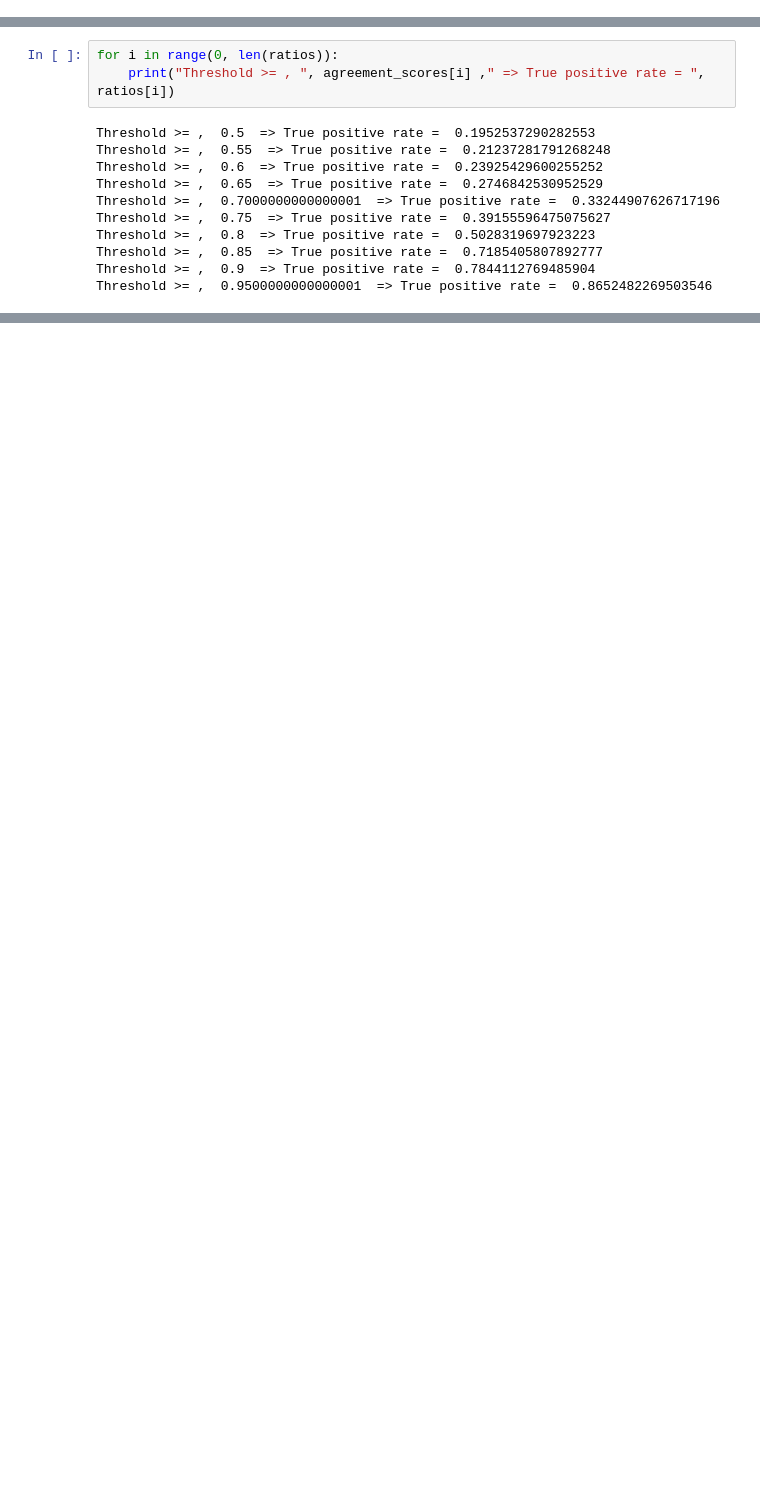
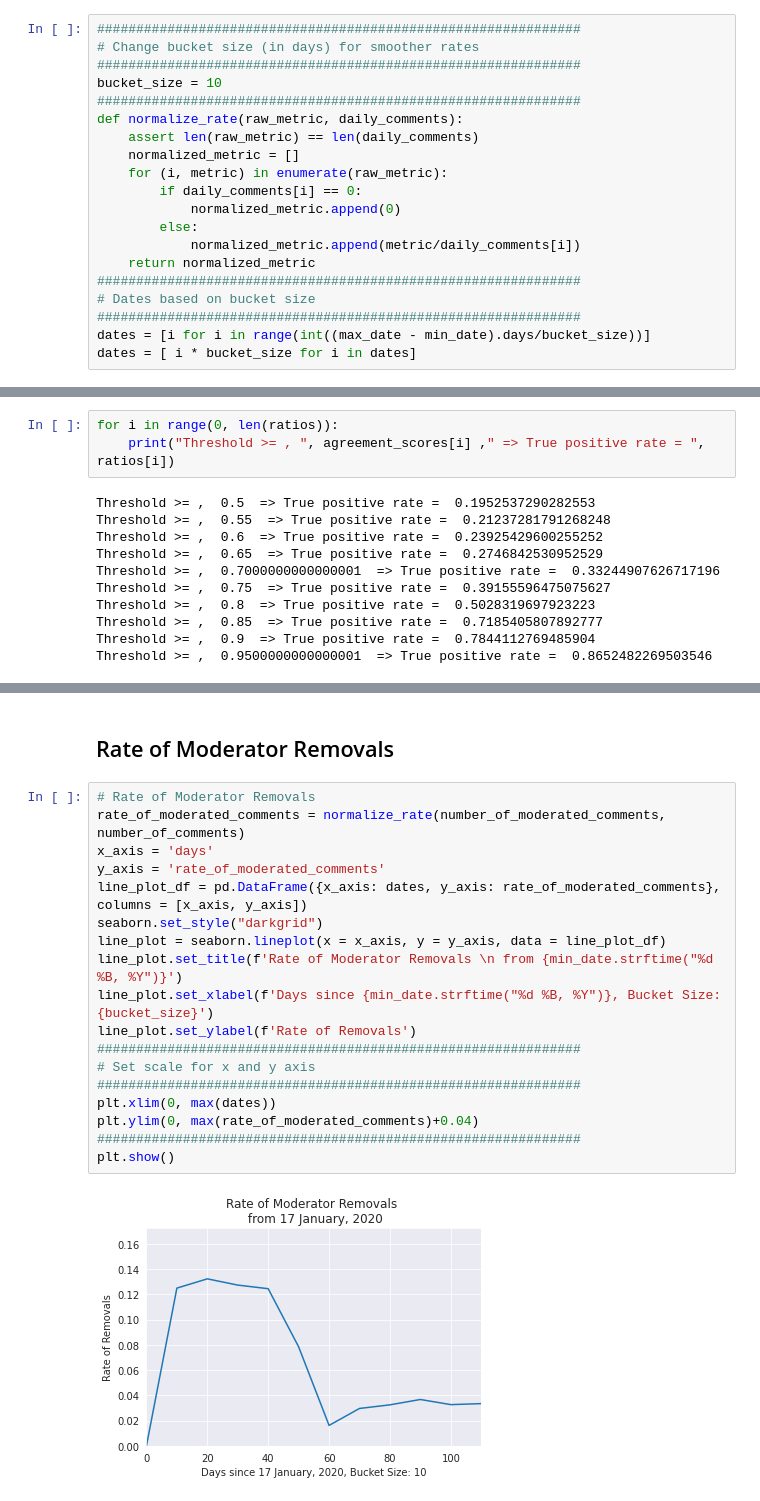
Before and after one commit to adishy/crossmod, a Jupyter notebook: analysis/reporting-experiment.ipynb, the cells around one changed output, grey strips where cells are left out. Cells and saved outputs as stored; diff of their text form; blank space fills up the shorter version.

```diff
--- a/analysis/reporting-experiment.ipynb
+++ b/analysis/reporting-experiment.ipynb
@@ -426,4 +426,24 @@ plt.ylim(0*0.01, 100*0.01)
 plt.show()
 # %% [output]
 [figure]
+# %%
+##############################################################
+# Change bucket size (in days) for smoother rates
+##############################################################
+bucket_size = 10
+##############################################################
+def normalize_rate(raw_metric, daily_comments):
+    assert len(raw_metric) == len(daily_comments)
+    normalized_metric = []
+    for (i, metric) in enumerate(raw_metric):
+        if daily_comments[i] == 0:
+            normalized_metric.append(0)
+        else:
+            normalized_metric.append(metric/daily_comments[i])
+    return normalized_metric
+##############################################################
+# Dates based on bucket size
+##############################################################
+dates = [i for i in range(int((max_date - min_date).days/bucket_size))]
+dates = [ i * bucket_size for i in dates]
 # %% [markdown]
@@ -506,0 +515,22 @@ plt.show()
+# %% [markdown]
+## Rate of Moderator Removals
+# %%
+# Rate of Moderator Removals
+rate_of_moderated_comments = normalize_rate(number_of_moderated_comments, number_of_comments)
+x_axis = 'days'
+y_axis = 'rate_of_moderated_comments'
+line_plot_df = pd.DataFrame({x_axis: dates, y_axis: rate_of_moderated_comments}, columns = [x_axis, y_axis])
+seaborn.set_style("darkgrid")
+line_plot = seaborn.lineplot(x = x_axis, y = y_axis, data = line_plot_df)
+line_plot.set_title(f'Rate of Moderator Removals \n from {min_date.strftime("%d %B, %Y")}')
+line_plot.set_xlabel(f'Days since {min_date.strftime("%d %B, %Y")}, Bucket Size: {bucket_size}')
+line_plot.set_ylabel(f'Rate of Removals')
+##############################################################
+# Set scale for x and y axis
+##############################################################
+plt.xlim(0, max(dates))
+plt.ylim(0, max(rate_of_moderated_comments)+0.04)
+##############################################################
+plt.show()
+# %% [output]
+[figure, added]
```
Also changed, not shown: parts of 12 cells of this notebook.
